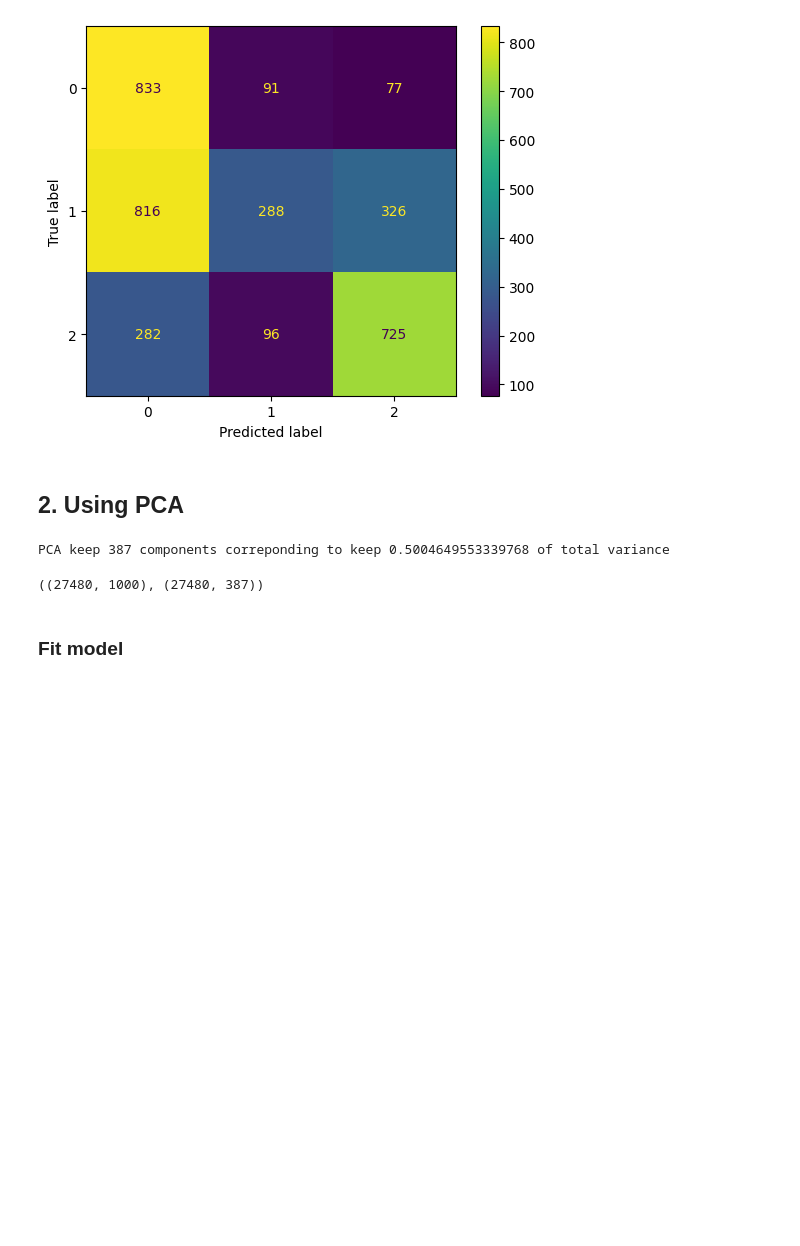
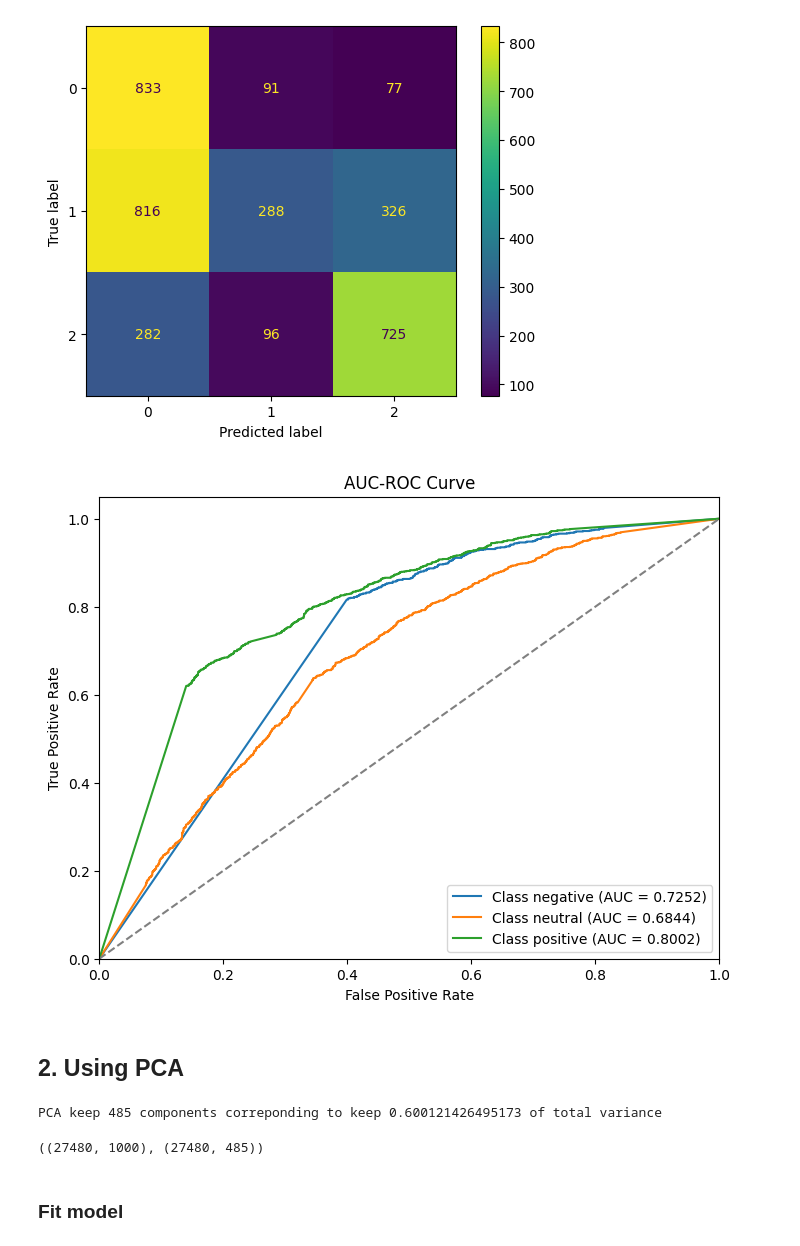
Before and after one commit to quochieu586/ML_capybara, a Jupyter notebook: src/models/naive_bayes_model/bayesian_model.ipynb, the cells around one changed output. Cells and saved outputs as stored; diff of their text form; code cells hidden in the pictures; blank space fills up the shorter version.

```diff
--- a/src/models/naive_bayes_model/bayesian_model.ipynb
+++ b/src/models/naive_bayes_model/bayesian_model.ipynb
@@ -128,19 +129,24 @@ plt.show()
 F1 score:  0.5068359314370995
 Accuracy score:  0.522354272778721
 [figure]
+# %%
+y_prob = model.predict_proba(X_test)
+plot_roc_auc(y_test, y_prob, classes=le.classes_)
+# %% [output]
+[figure, added]
 # %% [markdown]
 ## 2. Using PCA
 # %%
 pca = PCA()
 
-pca.fit_by_amount_of_variance(X_train, threshold=0.5)
+pca.fit_by_amount_of_variance(X_train, threshold=0.6)
 X_train_pca = pca.transform(X_train)
 X_test_pca = pca.transform(X_test)
 
 X_train.shape, X_train_pca.shape
 # %% [output]
-PCA keep 387 components correponding to keep 0.5004649553339768 of total variance
+PCA keep 485 components correponding to keep 0.600121426495173 of total variance
-((27480, 1000), (27480, 387))
+((27480, 1000), (27480, 485))
 # %% [markdown]
 ### Fit model
 # %%
```
Also changed, not shown: parts of 15 cells of this notebook, 1 other file.
